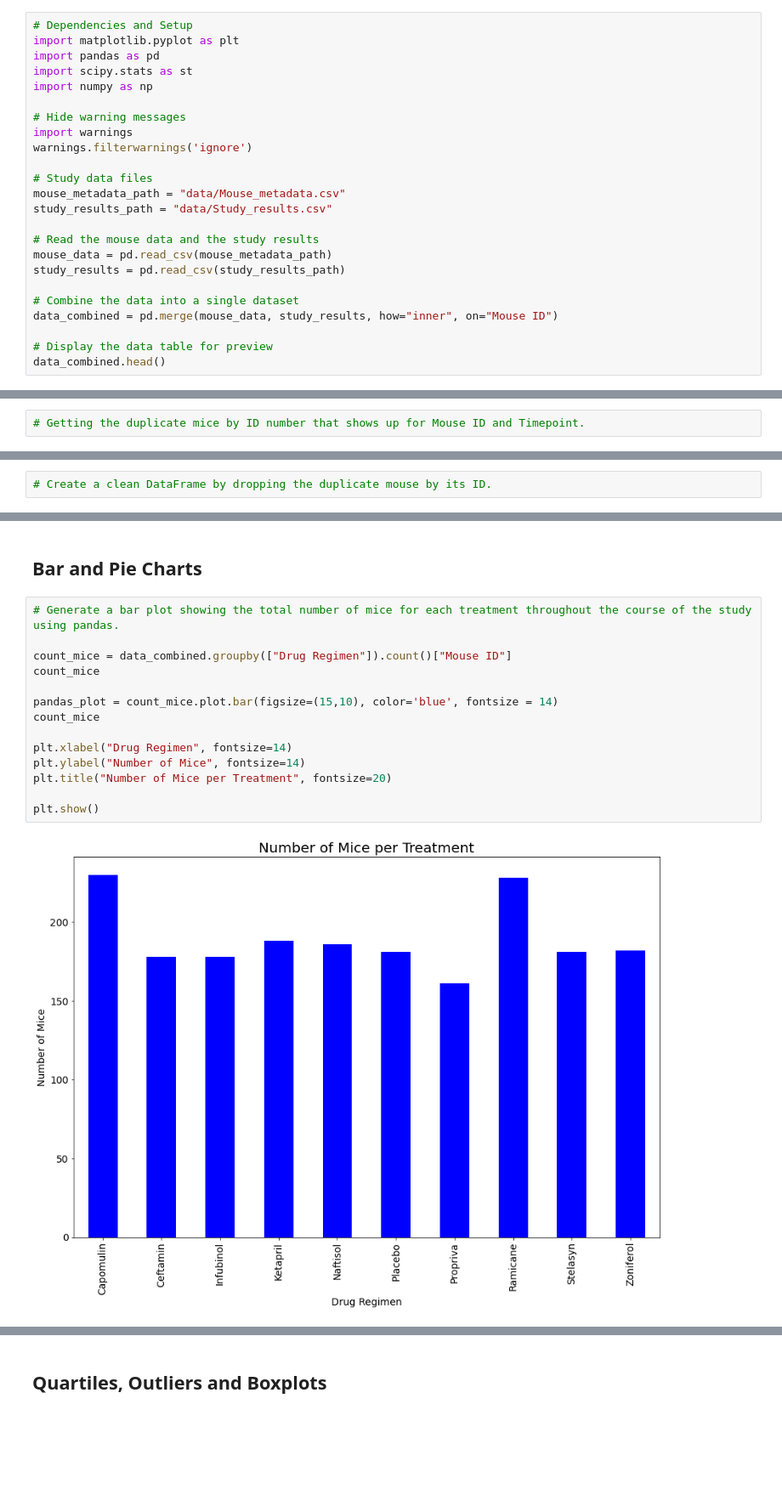
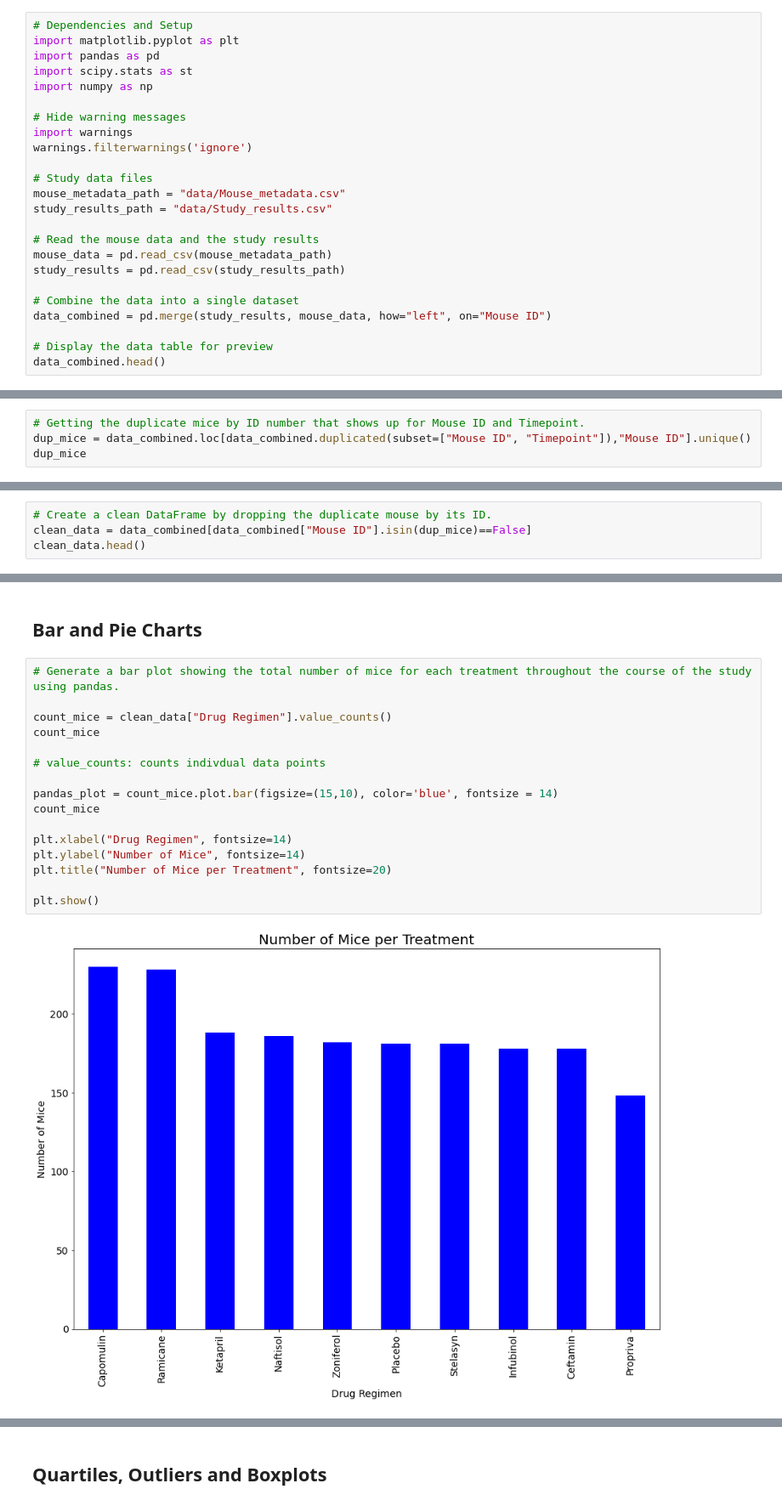
Before and after one commit to lydiapf/Matplotlip-homework, a Jupyter notebook: Pymaceuticals/pymaceuticals_starter.ipynb, the cells around one changed output, grey strips where cells are left out. Shown at 85% size. Cells and saved outputs as stored; diff of their text form; blank space fills up the shorter version.

```diff
--- a/Pymaceuticals/pymaceuticals_starter.ipynb
+++ b/Pymaceuticals/pymaceuticals_starter.ipynb
@@ -20,7 +20,7 @@ mouse_data = pd.read_csv(mouse_metadata_path)
 study_results = pd.read_csv(study_results_path)
 
 # Combine the data into a single dataset
-data_combined = pd.merge(mouse_data, study_results, how="inner", on="Mouse ID")
+data_combined = pd.merge(study_results, mouse_data, how="left", on="Mouse ID")
 
 # Display the data table for preview
 data_combined.head()
@@ -36,2 +40,4 @@ data_combined.head()
 # %%
 # Getting the duplicate mice by ID number that shows up for Mouse ID and Timepoint.
+dup_mice = data_combined.loc[data_combined.duplicated(subset=["Mouse ID", "Timepoint"]),"Mouse ID"].unique()
+dup_mice
@@ -40,2 +65,4 @@ data_combined.head()
 # %%
 # Create a clean DataFrame by dropping the duplicate mouse by its ID.
+clean_data = data_combined[data_combined["Mouse ID"].isin(dup_mice)==False]
+clean_data.head()
@@ -155,18 +147,20 @@ summary_table
 # %%
 # Generate a bar plot showing the total number of mice for each treatment throughout the course of the study using pandas.
 
-count_mice = data_combined.groupby(["Drug Regimen"]).count()["Mouse ID"]
+count_mice = clean_data["Drug Regimen"].value_counts()
 count_mice
+
+# value_counts: counts indivdual data points
 
 pandas_plot = count_mice.plot.bar(figsize=(15,10), color='blue', fontsize = 14)
 count_mice
 
 plt.xlabel("Drug Regimen", fontsize=14)
 plt.ylabel("Number of Mice", fontsize=14)
 plt.title("Number of Mice per Treatment", fontsize=20)
 
 plt.show()
 # %% [output]
-[figure, old version]
+[figure, new version]
 # %%
 # Generate a bar plot showing the total number of mice for each treatment throughout the course of the study using pyplot.
```
Also changed, not shown: parts of 22 cells of this notebook.
